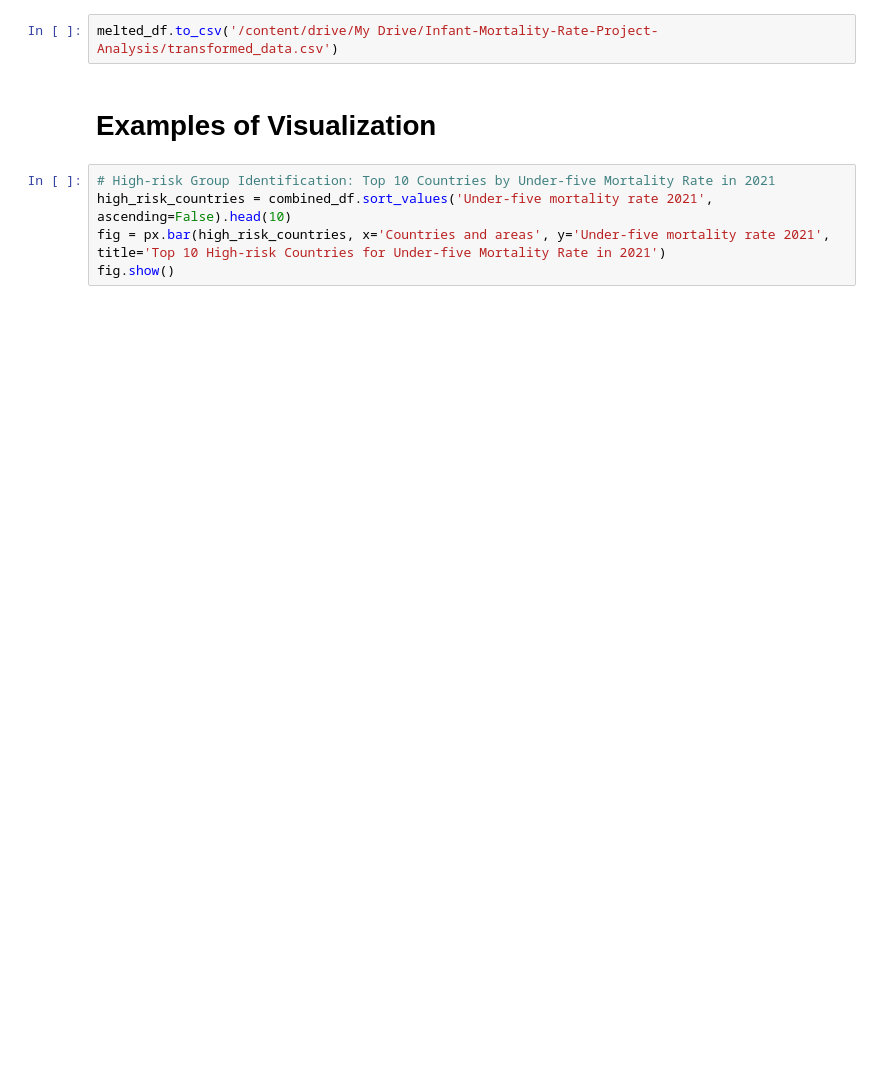
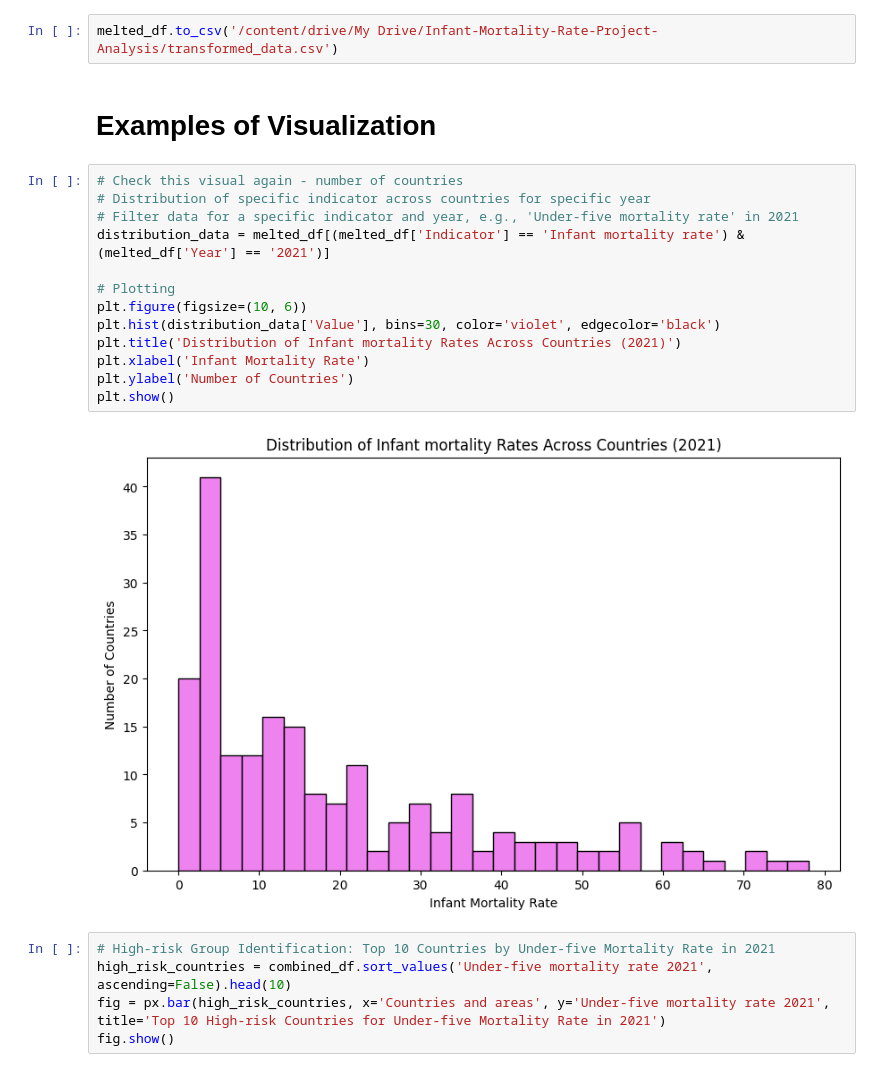
Before and after one commit to ivyownn/Infant-Mortality-Rate-Project-Analysis, a Jupyter notebook: Infant_Mortality_Rate_Project_Analysis_CY.ipynb, the cells around one changed output. Cells and saved outputs as stored; diff of their text form; blank space fills up the shorter version.

Commit message:
Fourth commit with visualizations created using Colaboratory

```diff
--- a/Infant_Mortality_Rate_Project_Analysis_CY.ipynb
+++ b/Infant_Mortality_Rate_Project_Analysis_CY.ipynb
@@ -388,6 +319,21 @@ _ = plt.ylabel('Value')
 melted_df.to_csv('/content/drive/My Drive/Infant-Mortality-Rate-Project-Analysis/transformed_data.csv')
 # %% [markdown]
 # Examples of Visualization
+# %%
+# Check this visual again - number of countries
+# Distribution of specific indicator across countries for specific year
+# Filter data for a specific indicator and year, e.g., 'Under-five mortality rate' in 2021
+distribution_data = melted_df[(melted_df['Indicator'] == 'Infant mortality rate') & (melted_df['Year'] == '2021')]
+
+# Plotting
+plt.figure(figsize=(10, 6))
+plt.hist(distribution_data['Value'], bins=30, color='violet', edgecolor='black')
+plt.title('Distribution of Infant mortality Rates Across Countries (2021)')
+plt.xlabel('Infant Mortality Rate')
+plt.ylabel('Number of Countries')
+plt.show()
+# %% [output]
+[figure, added]
 # %%
 # High-risk Group Identification: Top 10 Countries by Under-five Mortality Rate in 2021
 high_risk_countries = combined_df.sort_values('Under-five mortality rate 2021', ascending=False).head(10)
```
Also changed, not shown: parts of 1 cell of this notebook.
